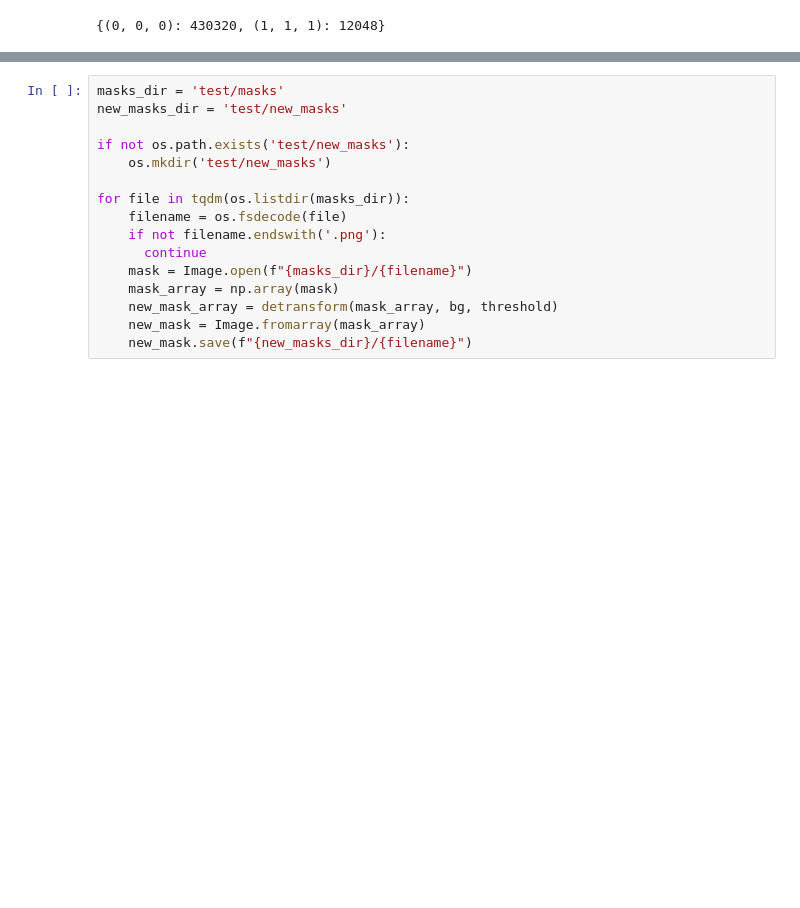
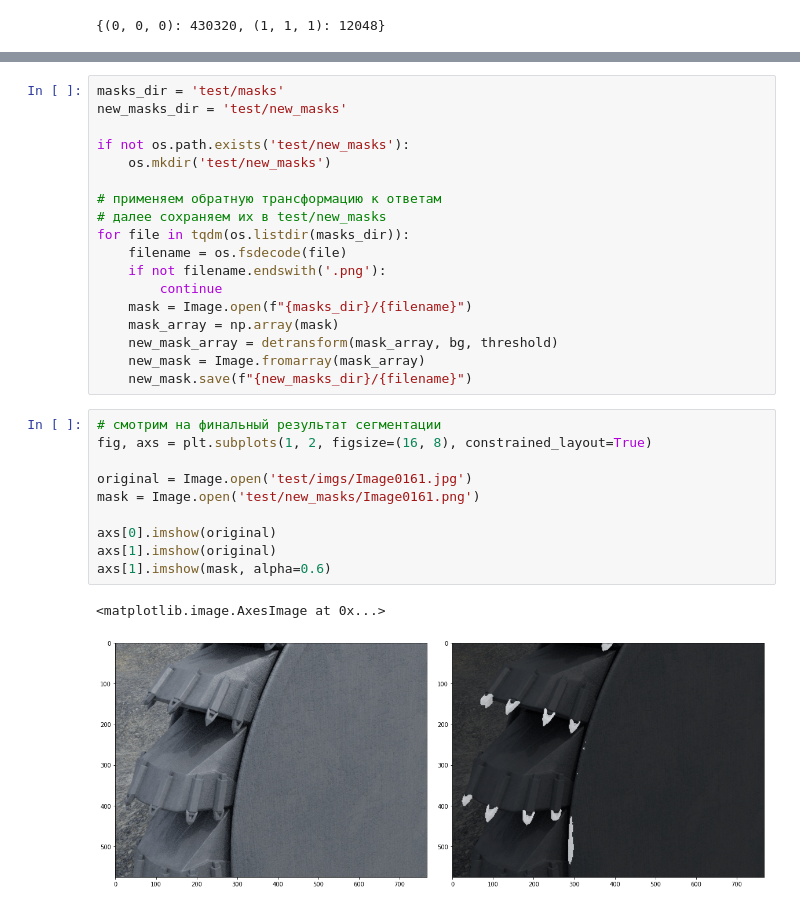
Before and after one commit to armanbolatov/bucket_segment, a Jupyter notebook: buckets.ipynb, the cells around one changed output, grey strips where cells are left out. Saved outputs shown, nothing was run; the diff lists cells and outputs as text; blank space fills up the shorter version.

```diff
--- a/buckets.ipynb
+++ b/buckets.ipynb
@@ -186,12 +238,27 @@ new_masks_dir = 'test/new_masks'
 if not os.path.exists('test/new_masks'):
     os.mkdir('test/new_masks')
 
+# применяем обратную трансформацию к ответам
+# далее сохраняем их в test/new_masks
 for file in tqdm(os.listdir(masks_dir)):
     filename = os.fsdecode(file)
     if not filename.endswith('.png'):
-      continue
+        continue
     mask = Image.open(f"{masks_dir}/{filename}")
     mask_array = np.array(mask)
     new_mask_array = detransform(mask_array, bg, threshold)
     new_mask = Image.fromarray(mask_array)
     new_mask.save(f"{new_masks_dir}/{filename}")
+# %%
+# смотрим на финальный результат сегментации
+fig, axs = plt.subplots(1, 2, figsize=(16, 8), constrained_layout=True)
+
+original = Image.open('test/imgs/Image0161.jpg')
+mask = Image.open('test/new_masks/Image0161.png')
+
+axs[0].imshow(original)
+axs[1].imshow(original)
+axs[1].imshow(mask, alpha=0.6)
+# %% [output]
+<matplotlib.image.AxesImage at 0x...>
+[figure, added]
```
Also changed, not shown: parts of 15 cells of this notebook.
